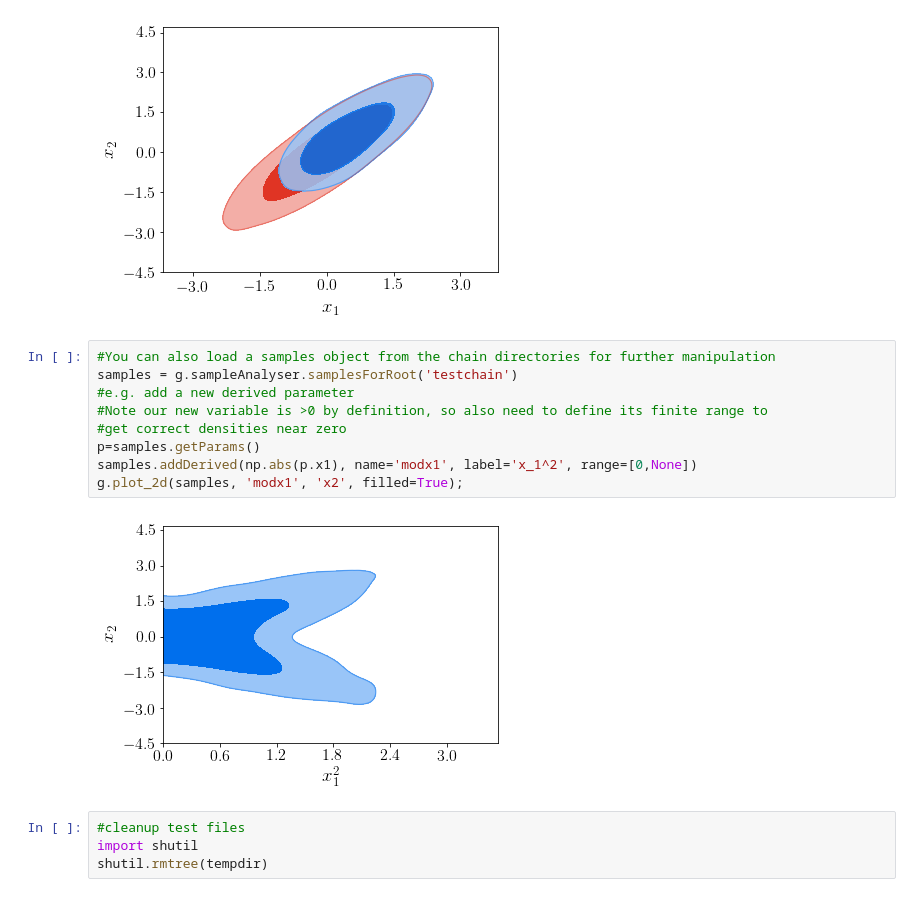
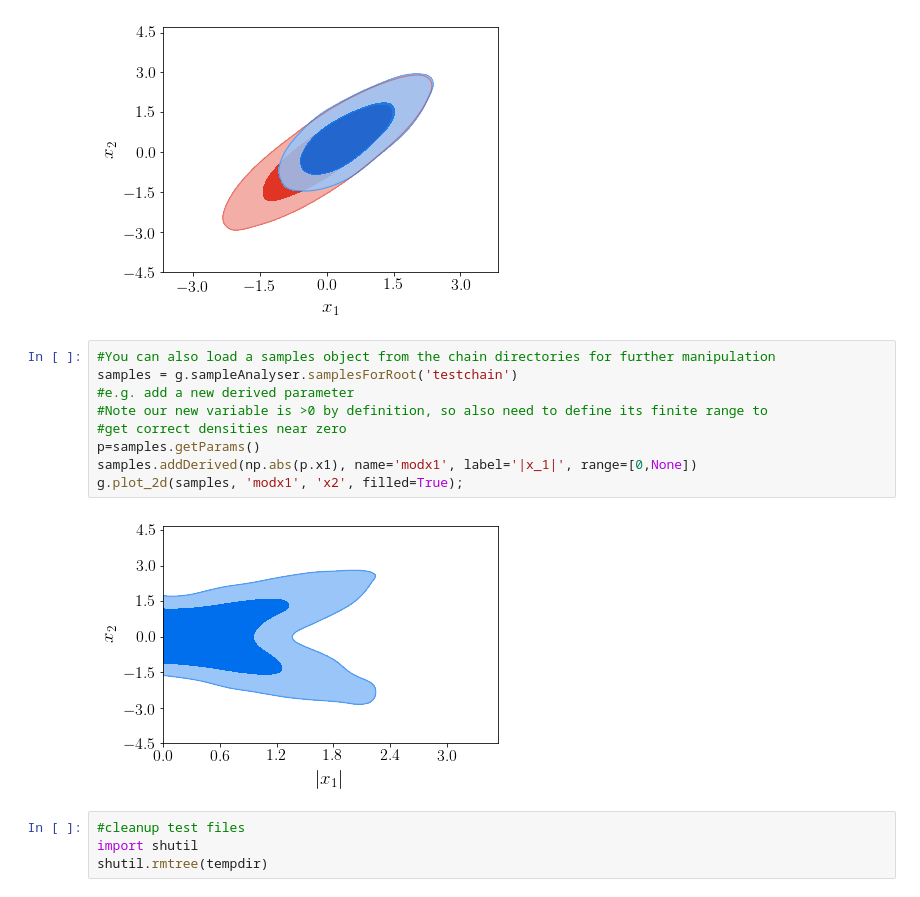
Before and after one commit to cmbant/getdist, a Jupyter notebook: docs/plot_gallery.ipynb, the cells around one changed output. Cells and saved outputs as stored; diff of their text form.

```diff
--- a/docs/plot_gallery.ipynb
+++ b/docs/plot_gallery.ipynb
@@ -309,14 +309,14 @@ g.plot_2d(['testchain','testchain2'], 'x1', 'x2', filled=True);
 # %%
 #You can also load a samples object from the chain directories for further manipulation
 samples = g.sampleAnalyser.samplesForRoot('testchain')
 #e.g. add a new derived parameter
 #Note our new variable is >0 by definition, so also need to define its finite range to
 #get correct densities near zero
 p=samples.getParams()
-samples.addDerived(np.abs(p.x1), name='modx1', label='x_1^2', range=[0,None])
+samples.addDerived(np.abs(p.x1), name='modx1', label='|x_1|', range=[0,None])
 g.plot_2d(samples, 'modx1', 'x2', filled=True);
 # %% [output]
-[figure, old version]
+[figure, new version]
 # %%
 #cleanup test files
 import shutil
```
Also changed, not shown: 1 other file.
